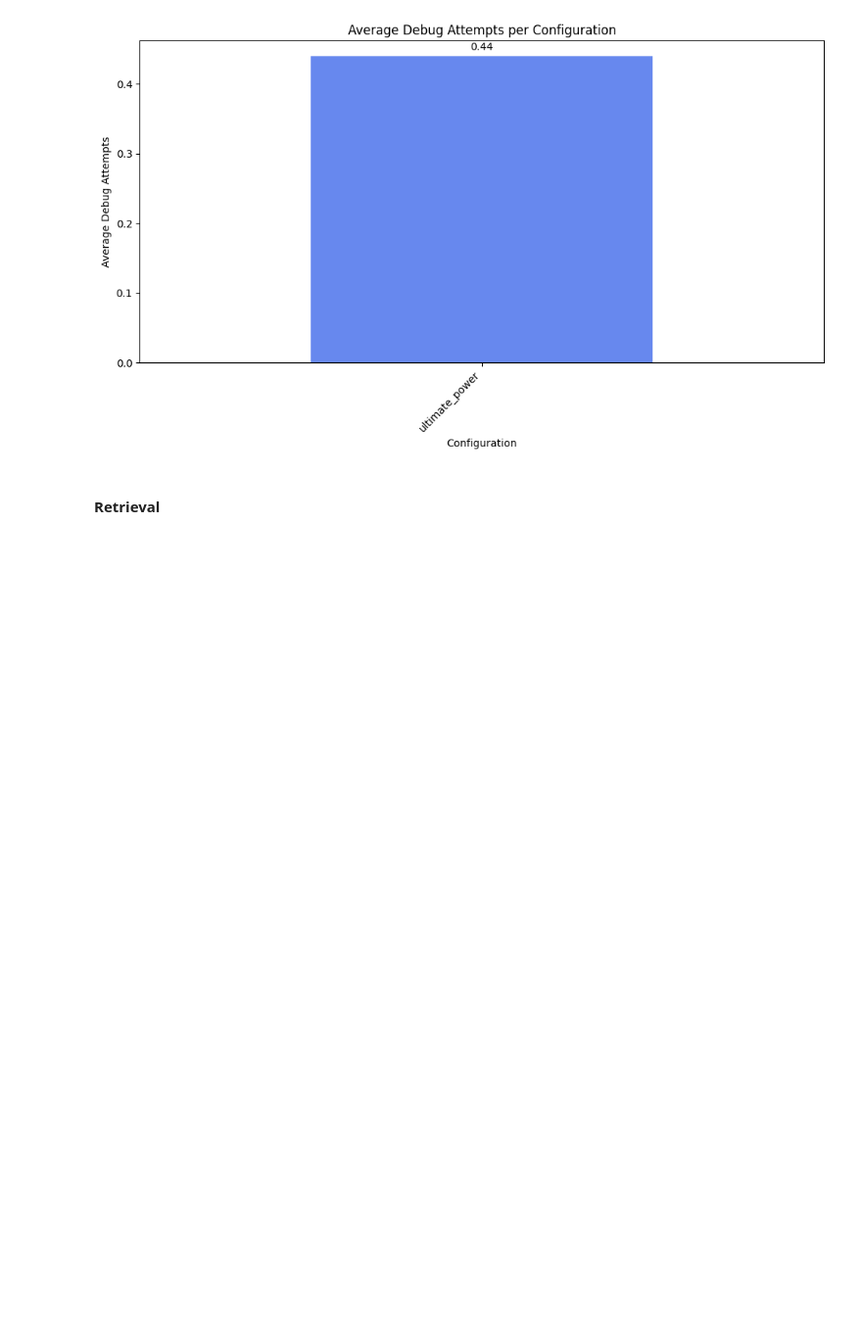
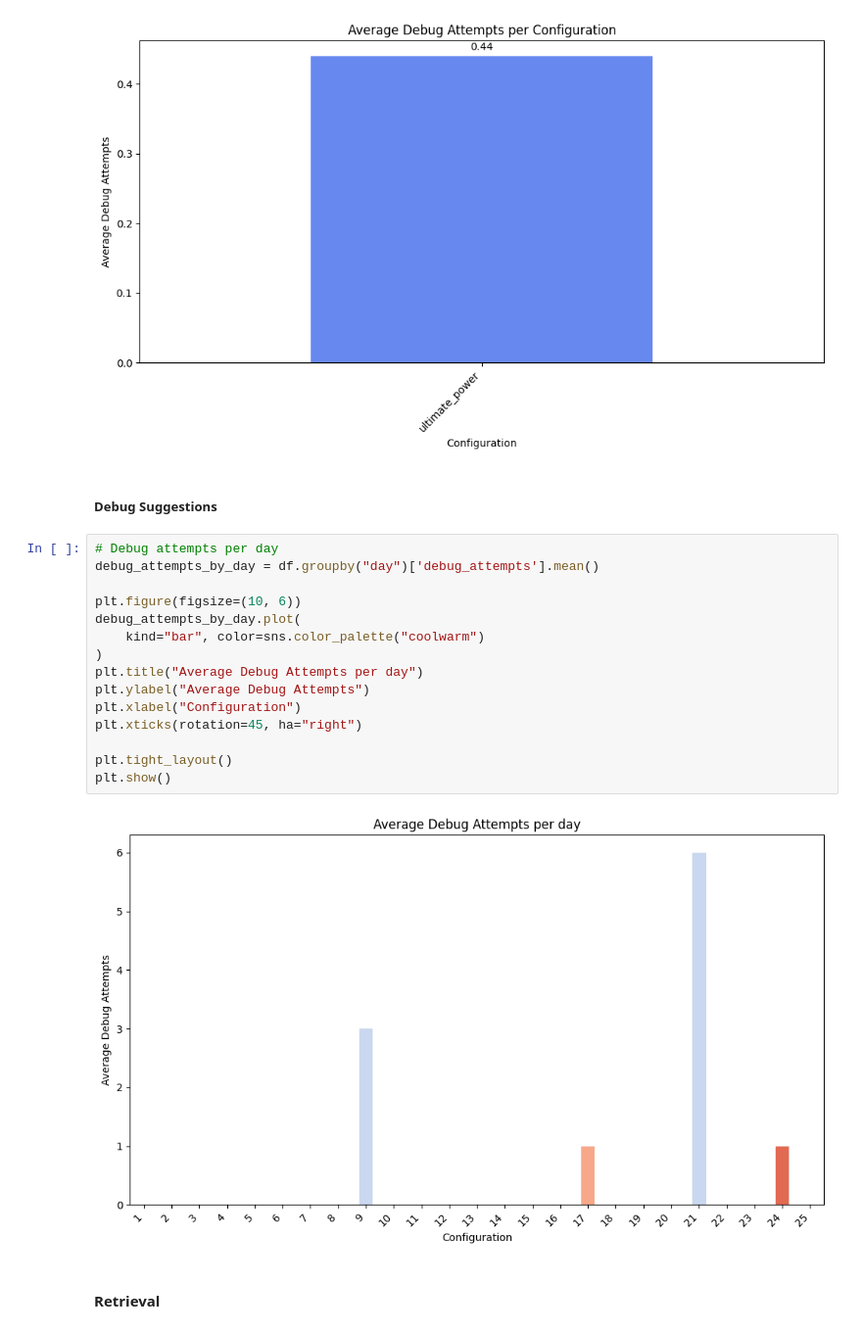
Before and after one commit to twanh/thesis-advent-of-agents, a Jupyter notebook: experiments/model_comparison.ipynb, the cells around one changed output. Shown at 98% size. Cells and saved outputs as stored; diff of their text form; blank space fills up the shorter version.

```diff
--- a/experiments/model_comparison.ipynb
+++ b/experiments/model_comparison.ipynb
@@ -576,6 +567,25 @@ config_name
 ultimate_power    0.44
 Name: debug_attempts, dtype: float64
 [figure]
+# %% [markdown]
+##### Debug Suggestions
+# %%
+# Debug attempts per day
+debug_attempts_by_day = df.groupby("day")['debug_attempts'].mean()
+
+plt.figure(figsize=(10, 6))
+debug_attempts_by_day.plot(
+    kind="bar", color=sns.color_palette("coolwarm")
+)
+plt.title("Average Debug Attempts per day")
+plt.ylabel("Average Debug Attempts")
+plt.xlabel("Configuration")
+plt.xticks(rotation=45, ha="right")
+
+plt.tight_layout()
+plt.show()
+# %% [output]
+[figure, added]
 # %% [markdown]
 #### Retrieval
 # %%
```
Also changed, not shown: parts of 4 cells of this notebook.
